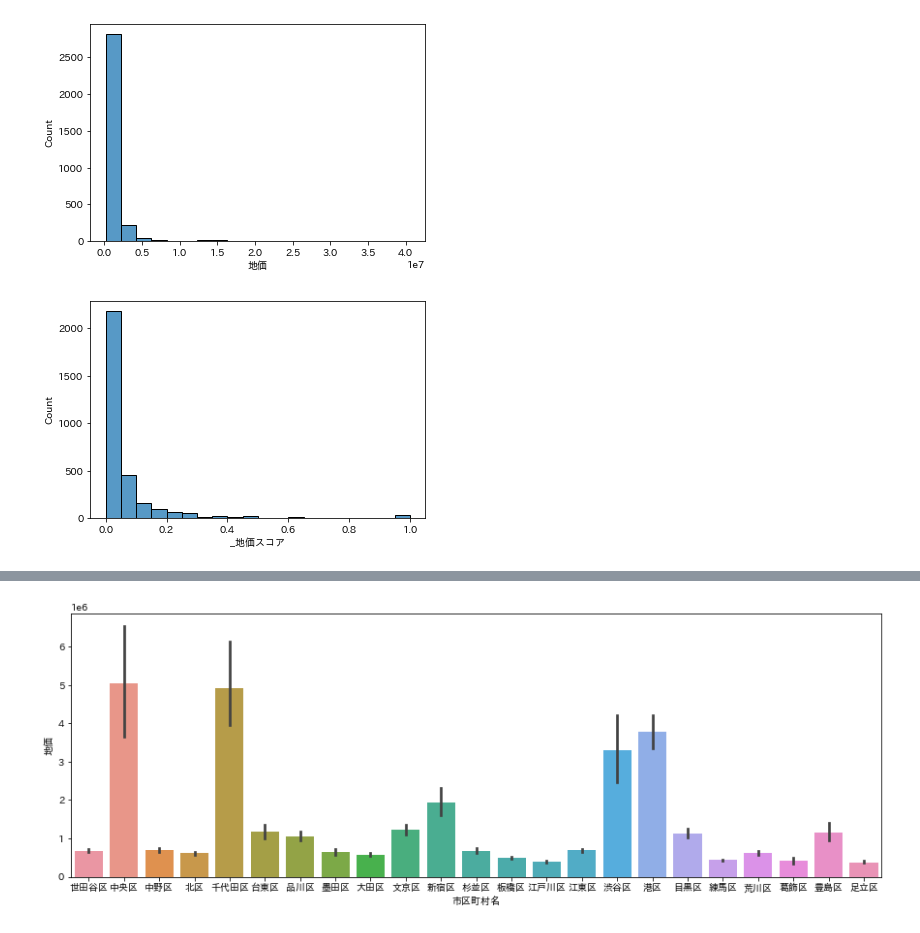
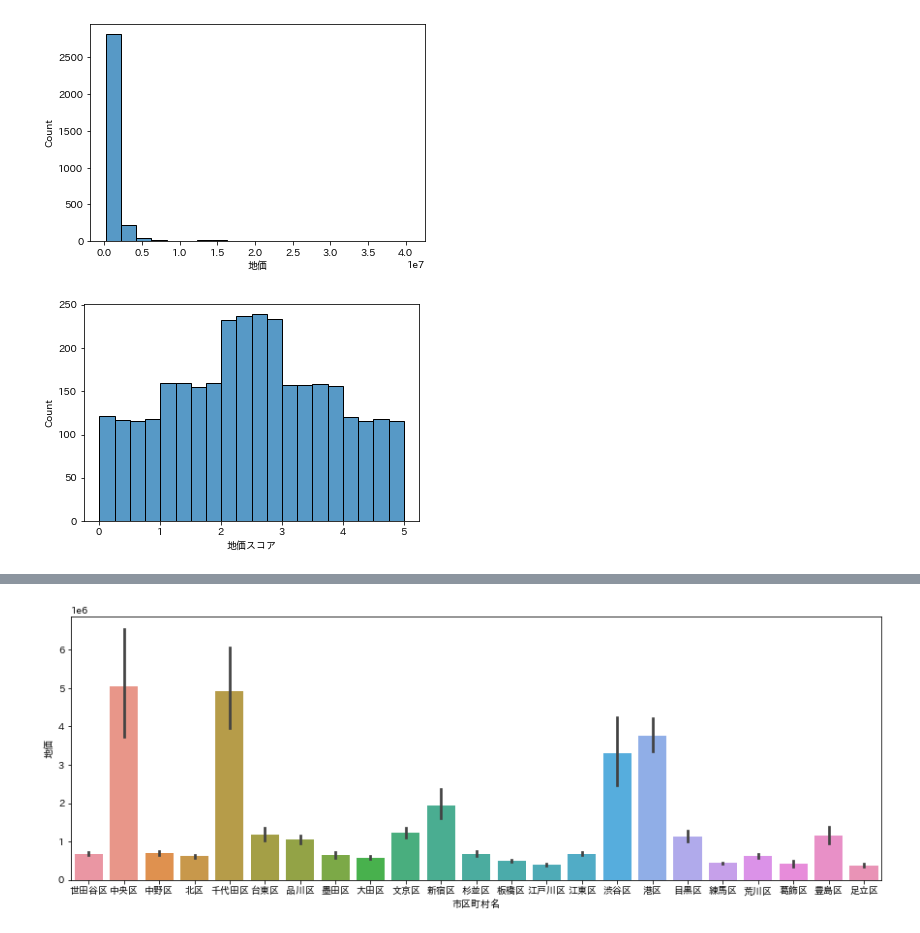
Before and after one commit to z-guard/analysis, a Jupyter notebook: notebooks/land_price_score.ipynb, the cells around one changed output, grey strips where cells are left out. Saved outputs shown, nothing was run; the diff lists cells and outputs as text; code cells hidden in the pictures.

```diff
--- a/notebooks/land_price_score.ipynb
+++ b/notebooks/land_price_score.ipynb
@@ -176,8 +180,8 @@ plt.show()
 # %% [output]
 [figure]
 # %%
-df_score[f'_{feature_name}スコア'] = normalize_score(df_score[feature_name], high=True, outlier=True)
-sns.histplot(df_score[f'_{feature_name}スコア'], bins=20)
+df_score[f'{feature_name}スコア'] = rank_score(df_score[feature_name]).round(2)
+sns.histplot(df_score[f'{feature_name}スコア'], bins=20)
 plt.show()
 # %% [output]
-[figure, old version]
+[figure, new version]
```
Also changed, not shown: parts of 23 cells of this notebook.
